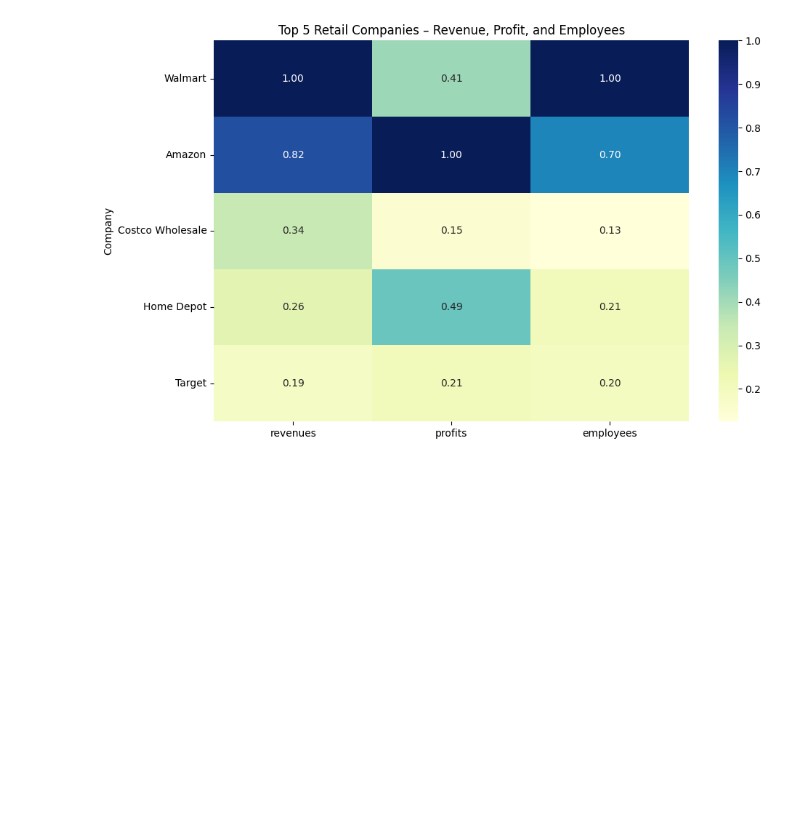
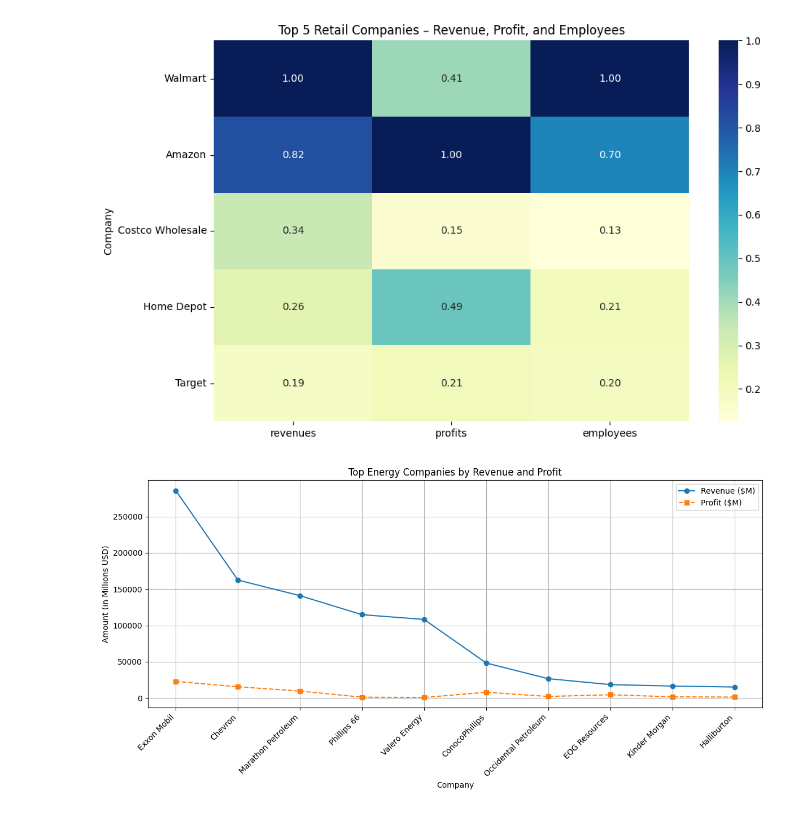
Before and after one commit to NickRubinic2552/class2.ipynb, a Jupyter notebook: Fortune_1000_Analysis.ipynb, the cells around one changed output. Cells and saved outputs as stored; diff of their text form; code cells hidden in the pictures; blank space fills up the shorter version.

```diff
--- a/Fortune_1000_Analysis.ipynb
+++ b/Fortune_1000_Analysis.ipynb
@@ -253,3 +253,45 @@ plt.tight_layout()
 plt.show()
 # %% [output]
 [figure]
+# %%
+import matplotlib.pyplot as plt
+
+
+df.columns = [col.strip() for col in df.columns]
+
+
+energy_companies = [
+    'Exxon Mobil', 'Chevron', 'ConocoPhillips', 'Marathon Petroleum',
+    'Valero Energy', 'Phillips 66', 'Occidental Petroleum', 'EOG Resources',
+    'Kinder Morgan', 'Halliburton'
+]
+
+energy_df = df[df['name'].str.strip().isin(energy_companies)].copy()
+
+
+def clean_money_column(col):
+    return pd.to_numeric(col.replace({'\$': '', ',': ''}, regex=True), errors='coerce')
+
+energy_df['revenues'] = clean_money_column(energy_df['revenues'])
+energy_df['profits'] = clean_money_column(energy_df['profits'])
+
+
+energy_df.sort_values(by='revenues', ascending=False, inplace=True)
+
+# Plot revenue and profit comparison
+plt.figure(figsize=(12, 6))
+
+# Line chart for revenue and profit
+plt.plot(energy_df['name'], energy_df['revenues'], marker='o', label='Revenue ($M)')
+plt.plot(energy_df['name'], energy_df['profits'], marker='s', label='Profit ($M)', linestyle='--')
+
+plt.title('Top Energy Companies by Revenue and Profit')
+plt.xlabel('Company')
+plt.ylabel('Amount (in Millions USD)')
+plt.xticks(rotation=45, ha='right')
+plt.legend()
+plt.grid(True)
+plt.tight_layout()
+plt.show()
+# %% [output]
+[figure, added]
```
